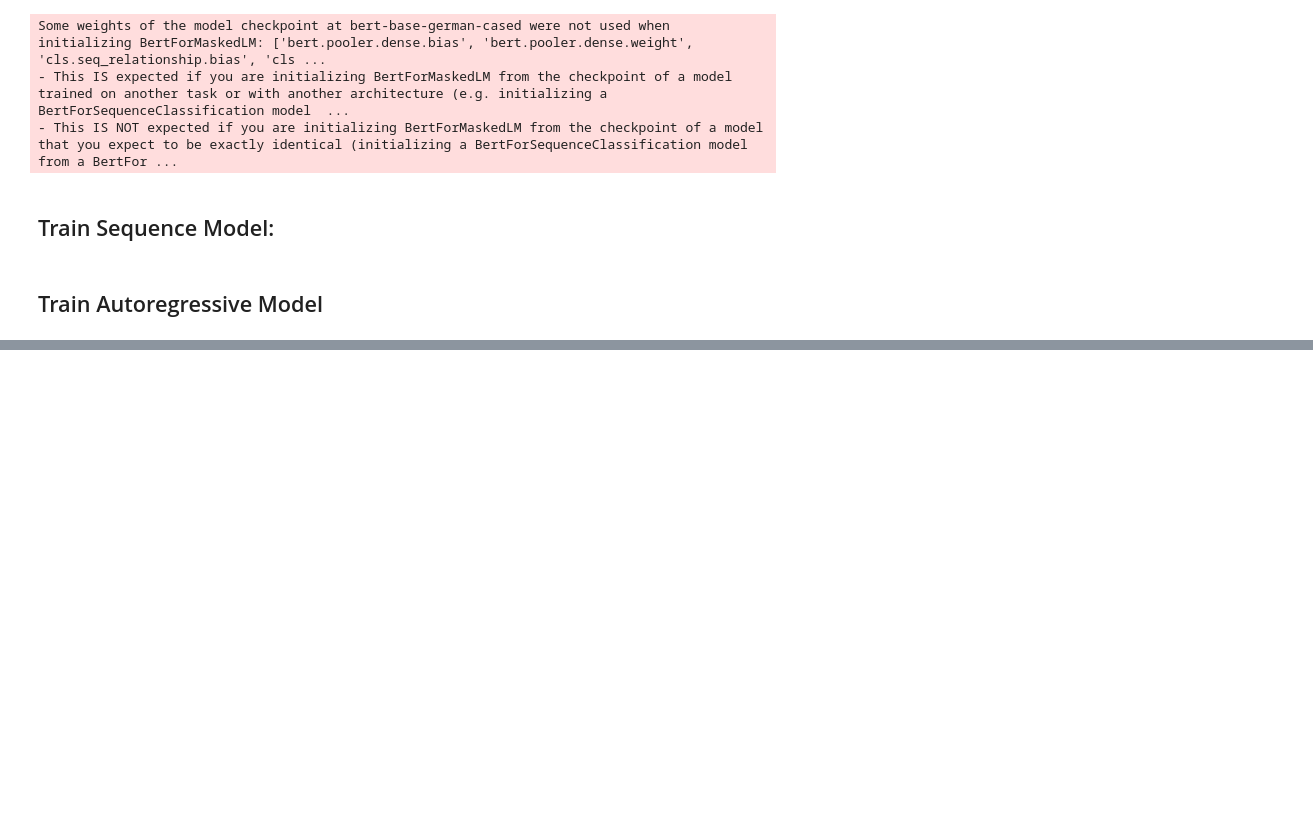
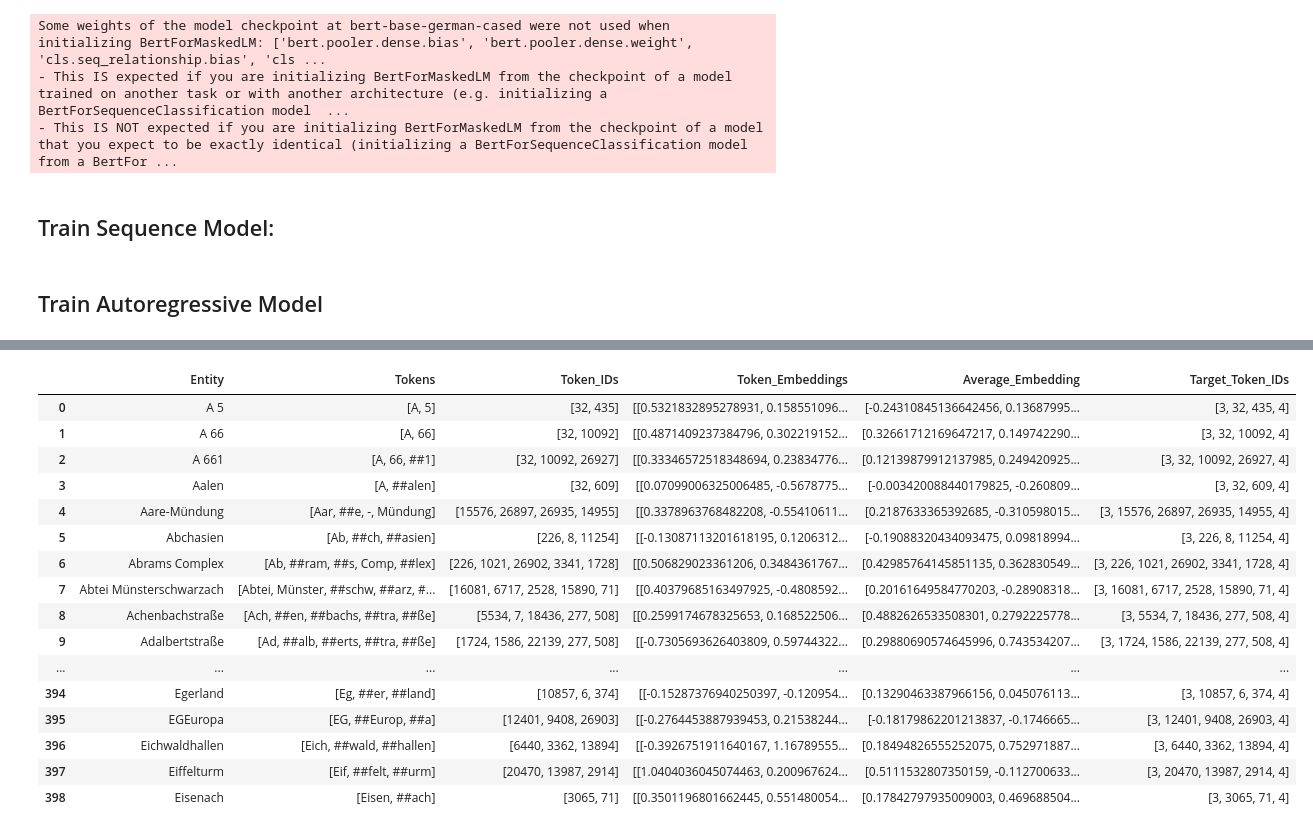
Before and after one commit to Marvin0212/bert_embedding, a Jupyter notebook: notebooks/NER_data.ipynb, the cells around one changed output, grey strips where cells are left out. Cells and saved outputs as stored; diff of their text form; code cells hidden in the pictures; blank space fills up the shorter version.

```diff
--- a/notebooks/NER_data.ipynb
+++ b/notebooks/NER_data.ipynb
@@ -819,0 +798,21 @@ df[42000:42050]
+# %%
+pd.set_option('display.max_rows', None)
+df[:1000]
+# %% [output]
+|  | Entity | Tokens | Token_IDs | Token_Embeddings | Average_Embedding | Target_Token_IDs |
+| 0 | A 5 | [A, 5] | [32, 435] | [[0.5321832895278931, 0.158551096... | [-0.24310845136642456, 0.13687995... | [3, 32, 435, 4] |
+| 1 | A 66 | [A, 66] | [32, 10092] | [[0.4871409237384796, 0.302219152... | [0.32661712169647217, 0.149742290... | [3, 32, 10092, 4] |
+| 2 | A 661 | [A, 66, ##1] | [32, 10092, 26927] | [[0.33346572518348694, 0.23834776... | [0.12139879912137985, 0.249420925... | [3, 32, 10092, 26927, 4] |
+| 3 | Aalen | [A, ##alen] | [32, 609] | [[0.07099006325006485, -0.5678775... | [-0.003420088440179825, -0.260809... | [3, 32, 609, 4] |
+| 4 | Aare-Mündung | [Aar, ##e, -, Mündung] | [15576, 26897, 26935, 14955] | [[0.3378963768482208, -0.55410611... | [0.2187633365392685, -0.310598015... | [3, 15576, 26897, 26935, 14955, 4] |
+| 5 | Abchasien | [Ab, ##ch, ##asien] | [226, 8, 11254] | [[-0.13087113201618195, 0.1206312... | [-0.19088320434093475, 0.09818994... | [3, 226, 8, 11254, 4] |
+| 6 | Abrams Complex | [Ab, ##ram, ##s, Comp, ##lex] | [226, 1021, 26902, 3341, 1728] | [[0.506829023361206, 0.3484361767... | [0.42985764145851135, 0.362830549... | [3, 226, 1021, 26902, 3341, 1728, 4] |
+| 7 | Abtei Münsterschwarzach | [Abtei, Münster, ##schw, ##arz, #... | [16081, 6717, 2528, 15890, 71] | [[0.40379685163497925, -0.4808592... | [0.20161649584770203, -0.28908318... | [3, 16081, 6717, 2528, 15890, 71, 4] |
+| 8 | Achenbachstraße | [Ach, ##en, ##bachs, ##tra, ##ße] | [5534, 7, 18436, 277, 508] | [[0.2599174678325653, 0.168522506... | [0.4882626533508301, 0.2792225778... | [3, 5534, 7, 18436, 277, 508, 4] |
+| 9 | Adalbertstraße | [Ad, ##alb, ##erts, ##tra, ##ße] | [1724, 1586, 22139, 277, 508] | [[-0.7305693626403809, 0.59744322... | [0.29880690574645996, 0.743534207... | [3, 1724, 1586, 22139, 277, 508, 4] |
+| ... | ... | ... | ... | ... | ... | ... |
+| 394 | Egerland | [Eg, ##er, ##land] | [10857, 6, 374] | [[-0.15287376940250397, -0.120954... | [0.13290463387966156, 0.045076113... | [3, 10857, 6, 374, 4] |
+| 395 | EGEuropa | [EG, ##Europ, ##a] | [12401, 9408, 26903] | [[-0.2764453887939453, 0.21538244... | [-0.18179862201213837, -0.1746665... | [3, 12401, 9408, 26903, 4] |
+| 396 | Eichwaldhallen | [Eich, ##wald, ##hallen] | [6440, 3362, 13894] | [[-0.3926751911640167, 1.16789555... | [0.18494826555252075, 0.752971887... | [3, 6440, 3362, 13894, 4] |
+| 397 | Eiffelturm | [Eif, ##felt, ##urm] | [20470, 13987, 2914] | [[1.0404036045074463, 0.200967624... | [0.5111532807350159, -0.112700633... | [3, 20470, 13987, 2914, 4] |
+| 398 | Eisenach | [Eisen, ##ach] | [3065, 71] | [[0.3501196801662445, 0.551480054... | [0.17842797935009003, 0.469688504... | [3, 3065, 71, 4] |
```
Also changed, not shown: parts of 8 cells of this notebook.
